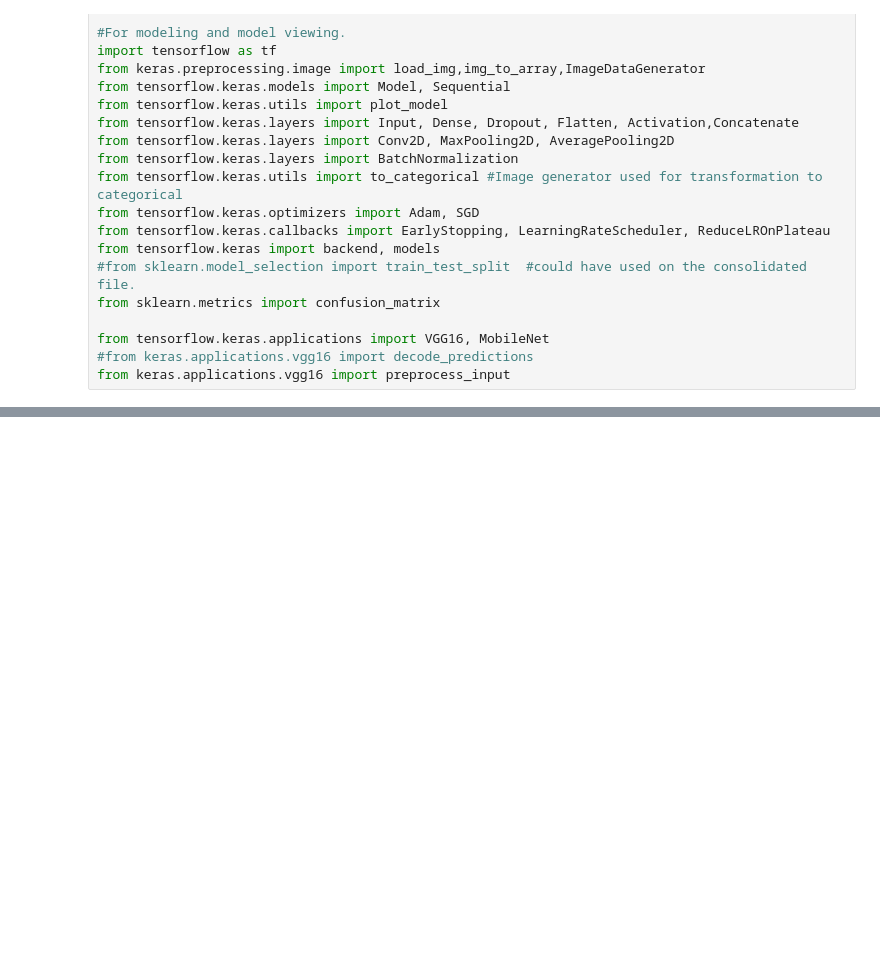
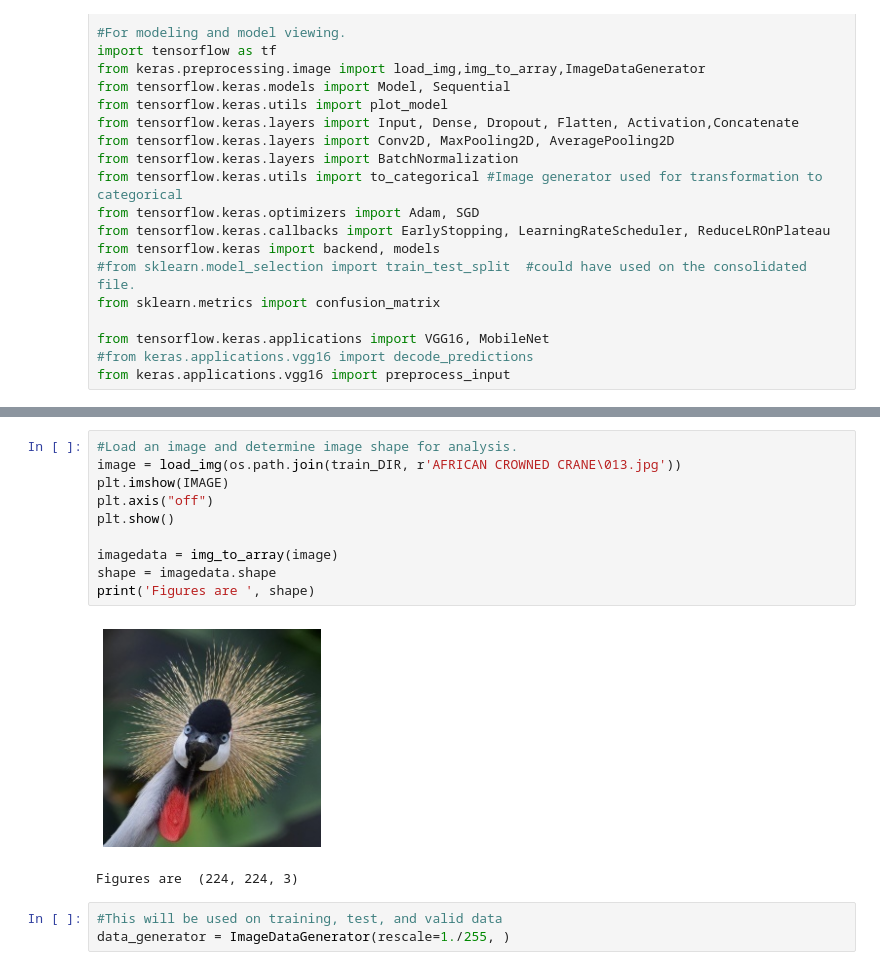
Before and after one commit to mahdi-darvish/Comparative-Analysis-of-ConvNet-Architecture-on-Bird-Species-Dataset, a Jupyter notebook: Untitled.ipynb, the cells around one changed output, grey strips where cells are left out. Cells and saved outputs as stored; diff of their text form; blank space fills up the shorter version.

```diff
--- a/Untitled.ipynb
+++ b/Untitled.ipynb
@@ -37,0 +71,16 @@ BASE_DIR contains  ['consolidated', 'test', 'train', 'valid']
+# %%
+#Load an image and determine image shape for analysis.
+image = load_img(os.path.join(train_DIR, r'AFRICAN CROWNED CRANE\013.jpg'))
+plt.imshow(IMAGE)
+plt.axis("off")
+plt.show()
+
+imagedata = img_to_array(image)
+shape = imagedata.shape
+print('Figures are ', shape)
+# %% [output]
+[figure, added]
+Figures are  (224, 224, 3)
+# %%
+#This will be used on training, test, and valid data
+data_generator = ImageDataGenerator(rescale=1./255, )
```
Also changed, not shown: parts of 6 cells of this notebook.
